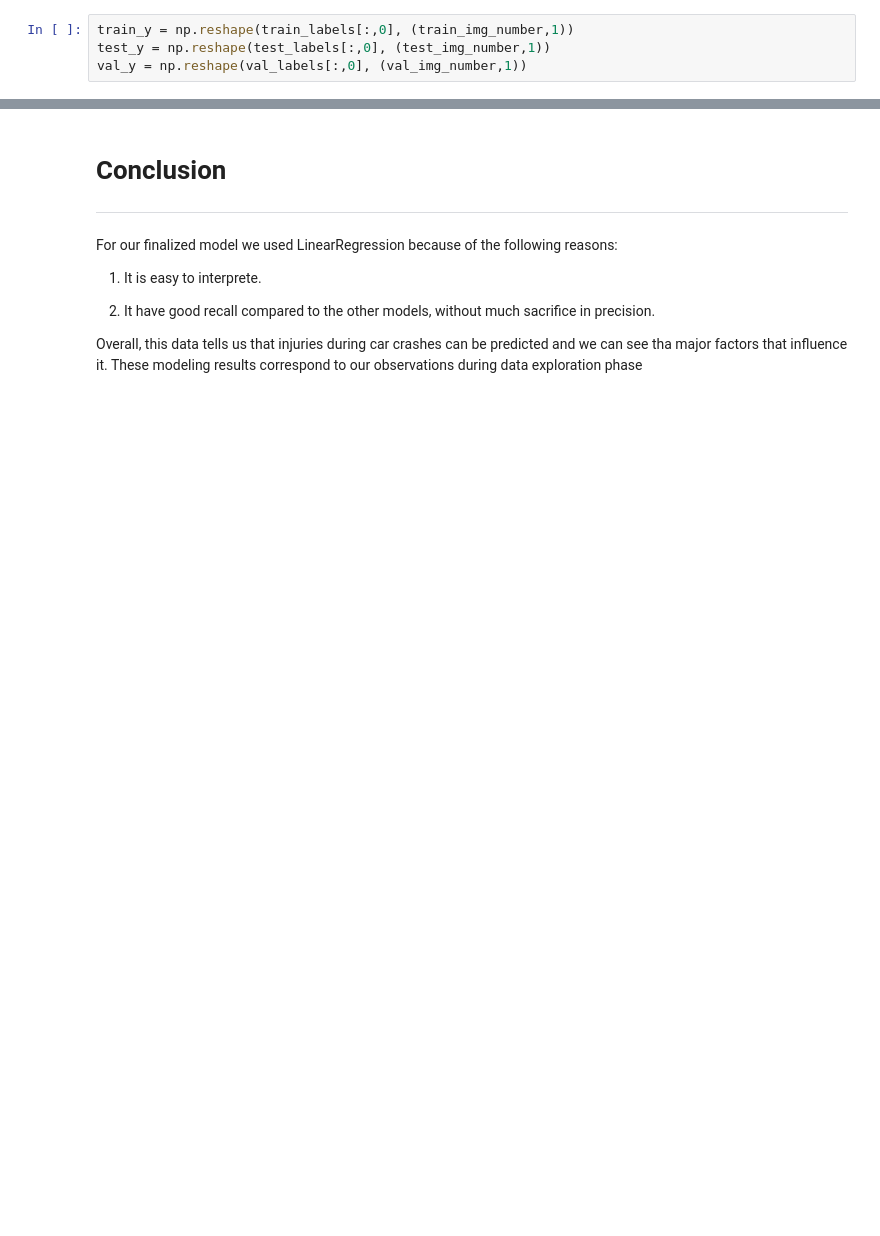
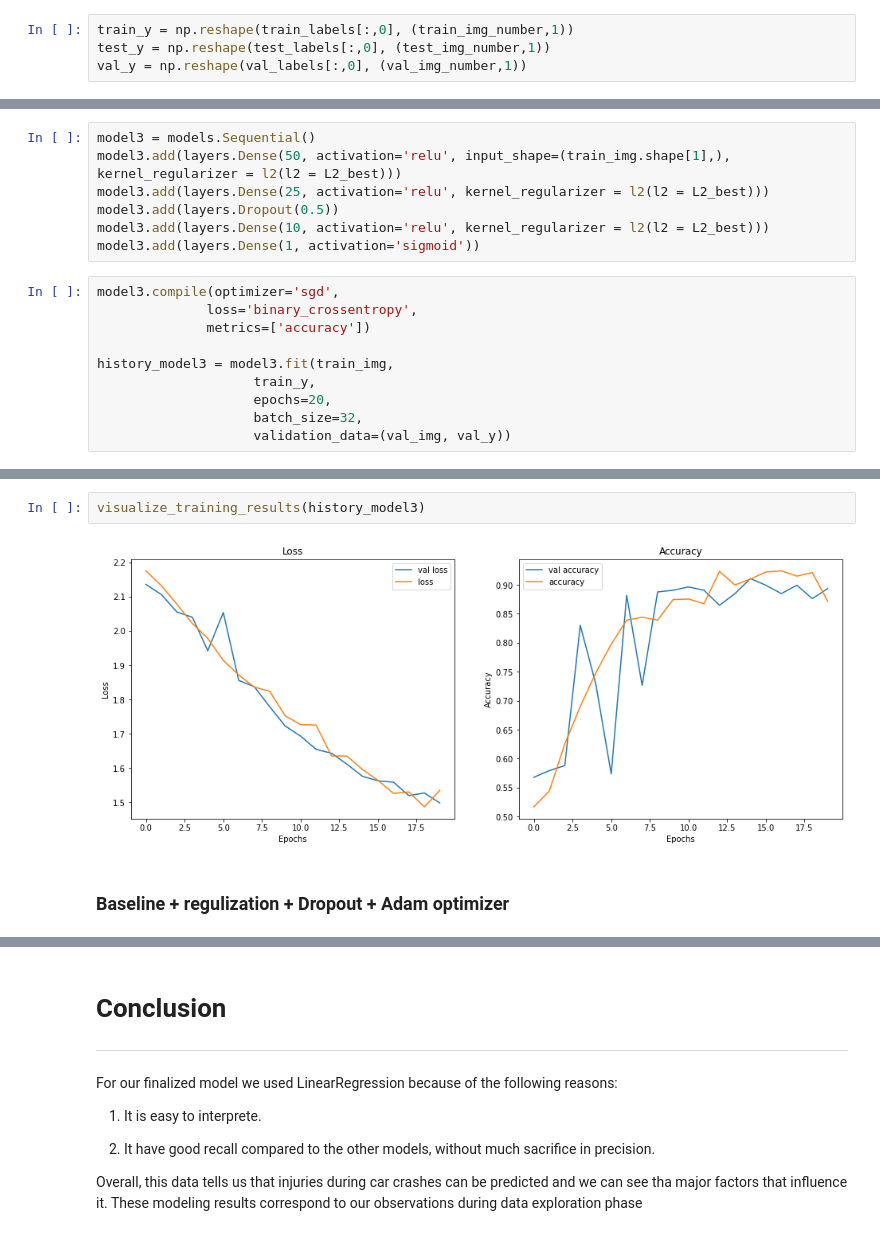
Before and after one commit to 314ka4y/Image_classification, a Jupyter notebook: Project_classification.ipynb, the cells around one changed output, grey strips where cells are left out. Saved outputs shown, nothing was run; the diff lists cells and outputs as text; blank space fills up the shorter version.

```diff
--- a/Project_classification.ipynb
+++ b/Project_classification.ipynb
@@ -393,0 +537,17 @@ Epoch 10/10
+# %%
+model3 = models.Sequential()
+model3.add(layers.Dense(50, activation='relu', input_shape=(train_img.shape[1],), kernel_regularizer = l2(l2 = L2_best)))
+model3.add(layers.Dense(25, activation='relu', kernel_regularizer = l2(l2 = L2_best)))
+model3.add(layers.Dropout(0.5))
+model3.add(layers.Dense(10, activation='relu', kernel_regularizer = l2(l2 = L2_best)))
+model3.add(layers.Dense(1, activation='sigmoid'))
+# %%
+model3.compile(optimizer='sgd',
+              loss='binary_crossentropy',
+              metrics=['accuracy'])
+
+history_model3 = model3.fit(train_img,
+                    train_y,
+                    epochs=20,
+                    batch_size=32,
+                    validation_data=(val_img, val_y))
@@ -393,0 +582,6 @@ Epoch 10/10
+# %%
+visualize_training_results(history_model3)
+# %% [output]
+[figure, added]
+# %% [markdown]
+### Baseline + regulization + Dropout + Adam optimizer
```
Also changed, not shown: parts of 45 cells of this notebook.
